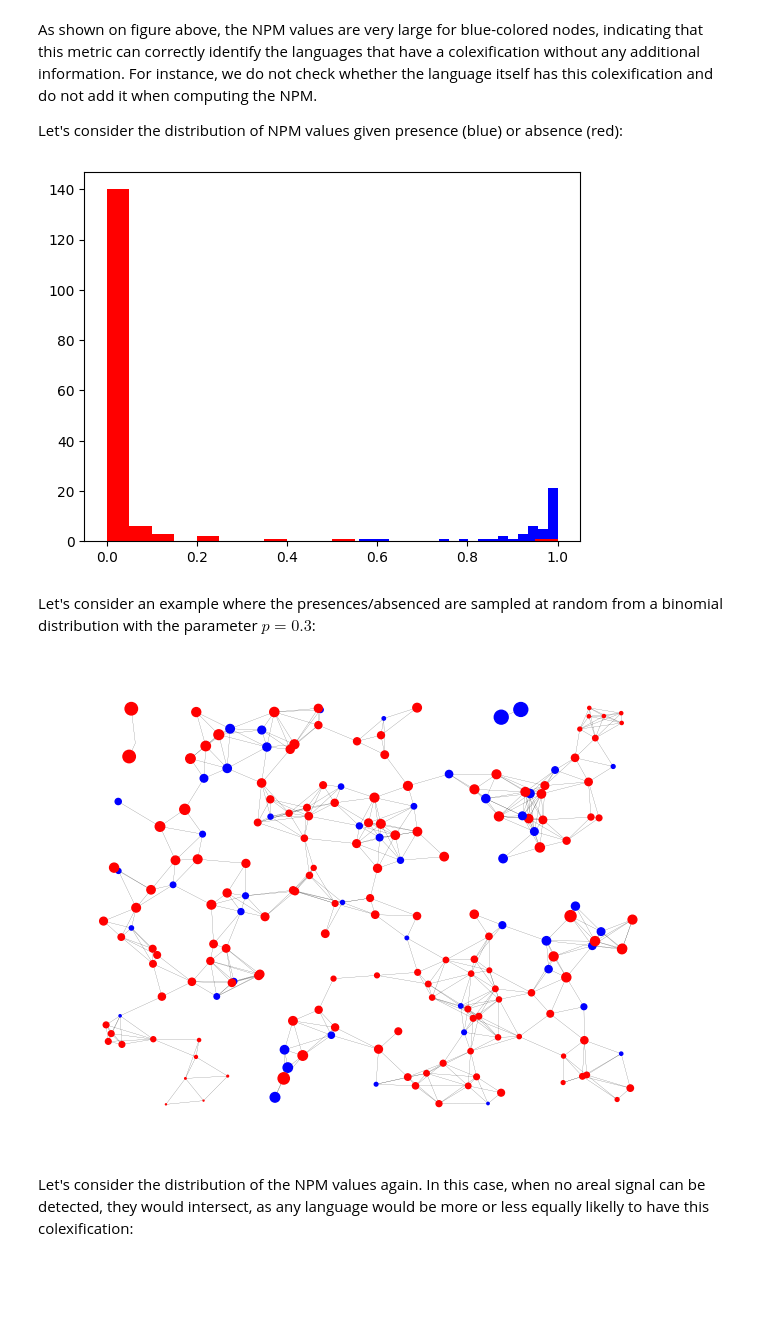
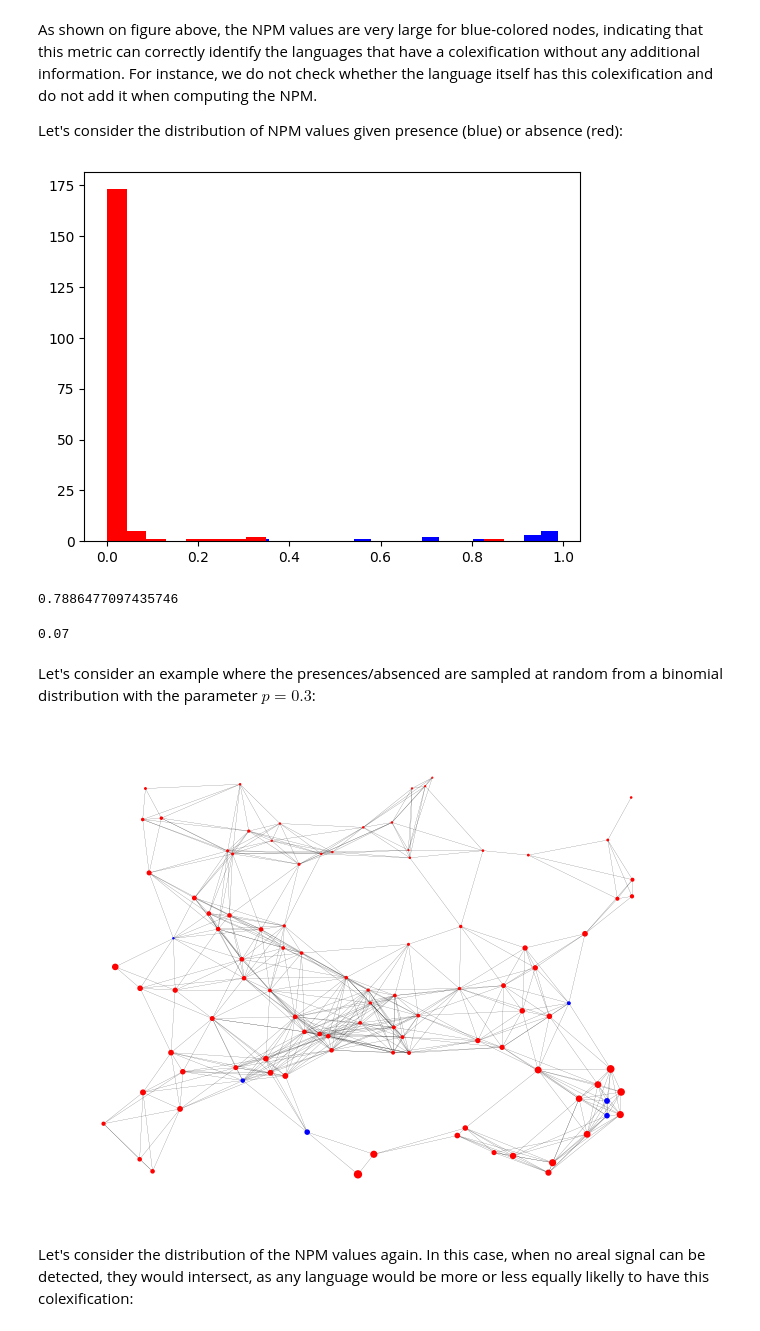
Before and after one commit to alexeykosh/2023-Daghestan-colexification, a Jupyter notebook: npm-primer.ipynb, the cells around one changed output. Saved outputs shown, nothing was run; the diff lists cells and outputs as text; code cells hidden in the pictures; blank space fills up the shorter version.

```diff
--- a/npm-primer.ipynb
+++ b/npm-primer.ipynb
@@ -51,11 +52,11 @@ def random_graph(n=50, d=0.3, bin=True):
 
     # randomly generate binary labels for each node
     if bin:
-        labels = np.random.binomial(1, 0.3, n)
+        labels = np.random.binomial(1, 0.07, n)
     else:
         labels = np.zeros(n)
         for i in range(n):
-            if x[i] < 0.5 and y[i] < 0.5:
+            if x[i] < 0.3 and y[i] < 0.3:
                 labels[i] = 1
     # color the nodes according to the labels (1 = red, 0 = blue)
     color_map = []
@@ -117,17 +118,27 @@ for i in G.nodes:
 _ = plt.hist(npm_blue, color='blue', bins=20)
 _ = plt.hist(npm_red, color='red', bins=20)
 # %% [output]
-[figure, old version]
+[figure, new version]
+# %%
+act_diff = np.mean(np.random.choice(npm_blue, 500) - np.random.choice(npm_red, 500))
+
+act_diff
+# %% [output]
+0.7886477097435746
+# %%
+sum(labels)/len(labels)
+# %% [output]
+0.07
 # %% [markdown]
 Let's consider an example where the presences/absenced are sampled at random from a binomial distribution with the parameter $p=0.3$:
 # %%
-G, x, y, labels, color_map = random_graph(n=200, d=0.1, bin=True)
+G, x, y, labels, color_map = random_graph(n=100, d=0.2, bin=True)
 npm = []
 for i in G.nodes:
     npm.append(compute_NPM(G, i, labels))
 nx.draw(G, pos = {i: (x[i], y[i]) for i in range(len(x))}, with_labels = False, node_color = color_map, node_size = [i*100 for i in npm], width = 0.1)
 # %% [output]
-[figure, old version]
+[figure, new version]
 # %% [markdown]
 Let's consider the distribution of the NPM values again. In this case, when no areal signal can be detected, they would intersect, as any language would be more or less equally likelly to have this colexification:
 # %%
```
Also changed, not shown: parts of 9 cells of this notebook.
